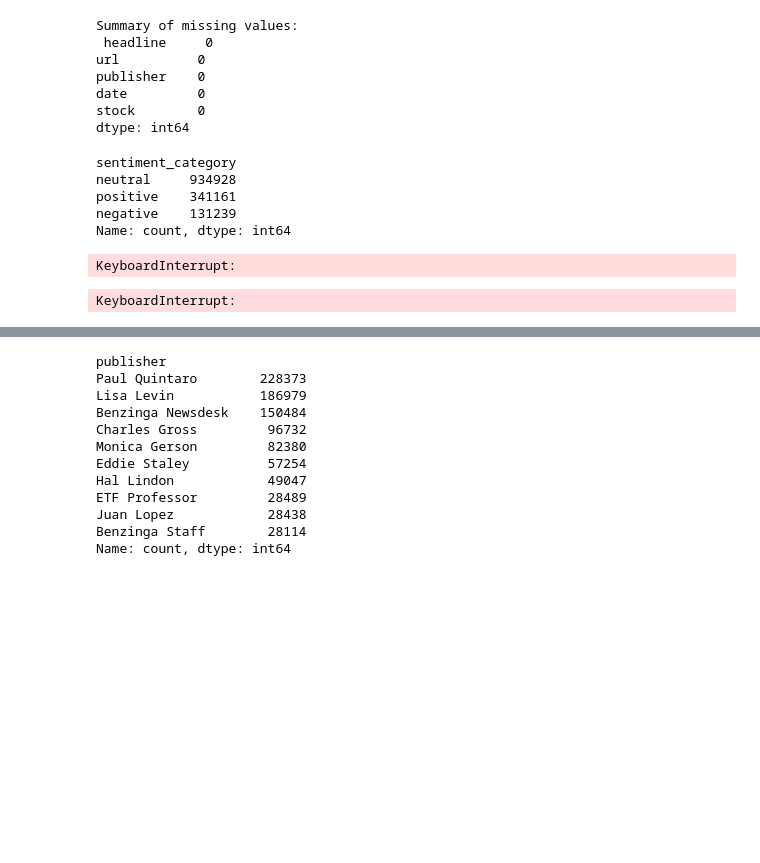
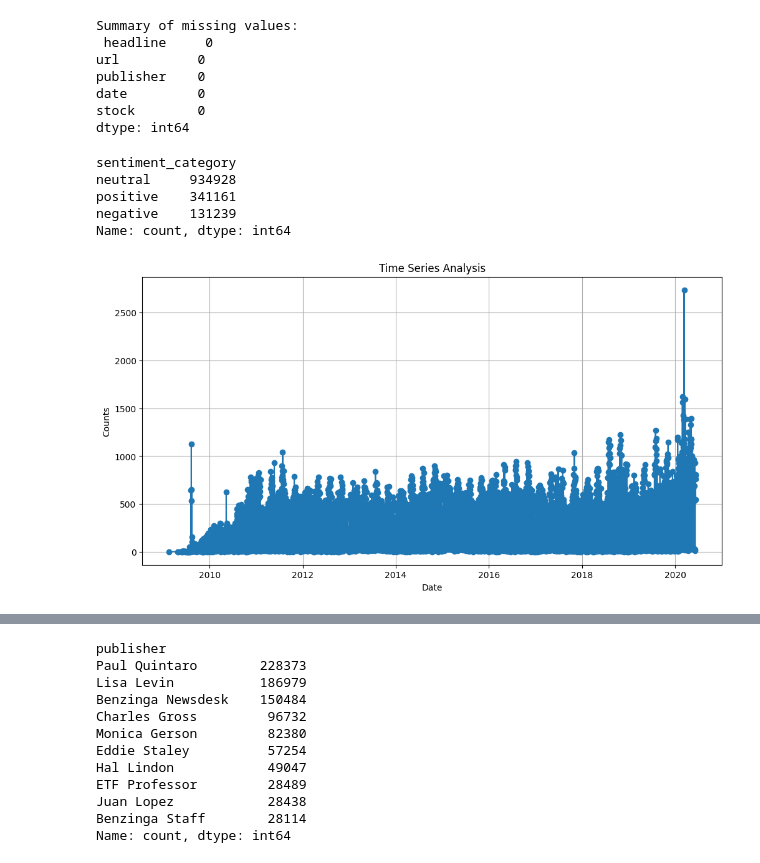
Before and after one commit to SosiSis/Nova-Financial-Solution, a Jupyter notebook: notebooks/analysis.ipynb, the cells around one changed output, grey strips where cells are left out. Saved outputs shown, nothing was run; the diff lists cells and outputs as text; code cells hidden in the pictures; blank space fills up the shorter version.

Commit message:
time analysing and other analysis

```diff
--- a/notebooks/analysis.ipynb
+++ b/notebooks/analysis.ipynb
@@ -33,10 +32,3 @@ df.head(20)
 | 19 | How Bill Ackman Successfully Navi... | https://www.benzinga.com/general/... | Wayne Duggan | 2020-05-08 00:00:00 | A |
 # %% [markdown]
 df['date']=df['date']
-# %%
-#Alternatively, if the date includes timezone offsets, use below
-df['date'] = pd.to_datetime(df['date'], errors='coerce')
-
-# Replace the old column with the updated one
-df['date'] = df['date'].dt.strftime('%Y-%m-%d %H:%M:%S')
-df.head(20)
@@ -42,0 +44,3 @@ df.head(20)
+# %%
+df['date'] = pd.to_datetime(df['date'], format='ISO8601')
+df.head(15)
@@ -84,24 +105,20 @@ publisher    0
 date         0
 stock        0
 dtype: int64
-# %%
-import importlib
-import data_analysis
-
-importlib.reload(data_analysis)
-
-data_analysis.sentement_analysis(df)
-# %% [output]
-sentiment_category
-neutral     934928
-positive    341161
-negative    131239
-Name: count, dtype: int64
-KeyboardInterrupt:
 # %%
 data_analysis.topic_modeling(df)
-# %% [output]
-KeyboardInterrupt:
+# %%
+data_analysis.sentement_analysis(df)
+# %% [output]
+sentiment_category
+neutral     934928
+positive    341161
+negative    131239
+Name: count, dtype: int64
+# %%
+data_visualization.time_series_analysis(df)
+# %% [output]
+[figure, added]
 # %%
 data_visualization.publishing_times(df)
 # %% [output]
```
Also changed, not shown: parts of 4 cells of this notebook.
